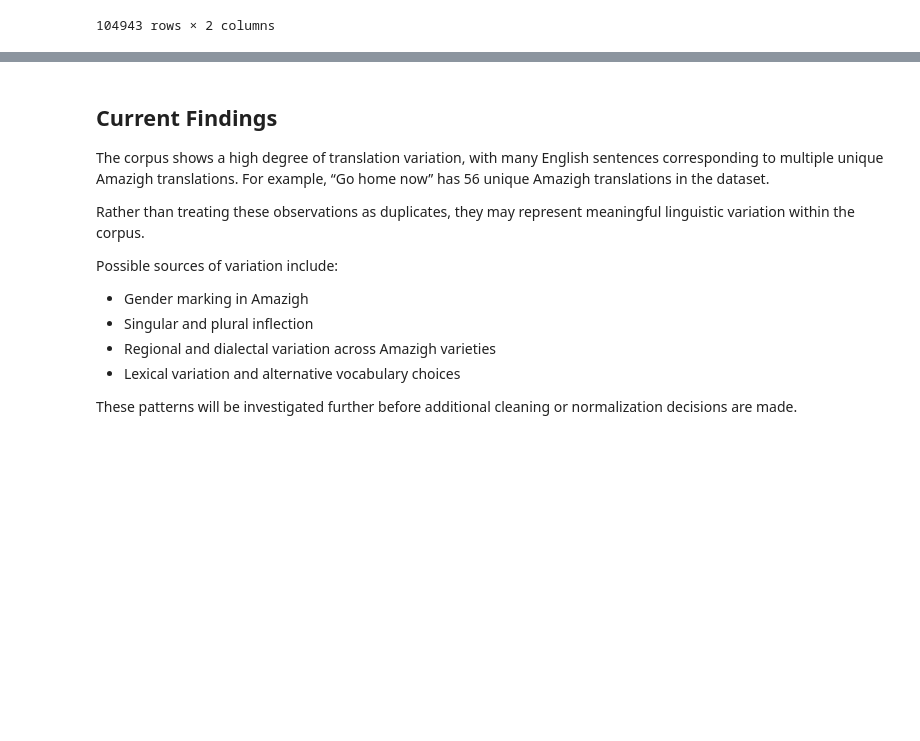
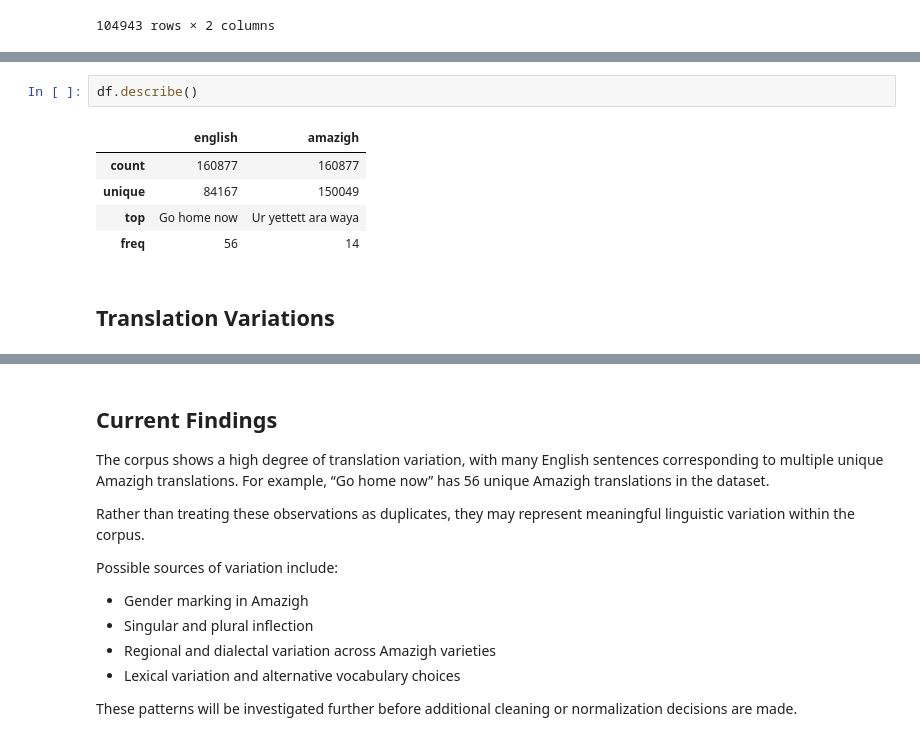
Before and after one commit to rumihoney/amazigh-english-corpus-analysis, a Jupyter notebook: cleaning_data.ipynb, the cells around one changed output, grey strips where cells are left out. Drawn from its saved outputs; the diff is of its cells as text; blank space fills up the shorter version.

```diff
--- a/cleaning_data.ipynb
+++ b/cleaning_data.ipynb
@@ -154,3 +155,13 @@ df[df["english"].duplicated(keep=False)].sort_values("english")
+# %%
+df.describe()
+# %% [output]
+|  | english | amazigh |
+| count | 160877 | 160877 |
+| unique | 84167 | 150049 |
+| top | Go home now | Ur yettett ara waya |
+| freq | 56 | 14 |
+# %% [markdown]
+## Translation Variations
 # %%
 df.groupby("english")["amazigh"].nunique().sort_values(ascending=False).head(20)
 # %% [output]
```
Also changed, not shown: parts of 5 cells of this notebook, 1 other file.
